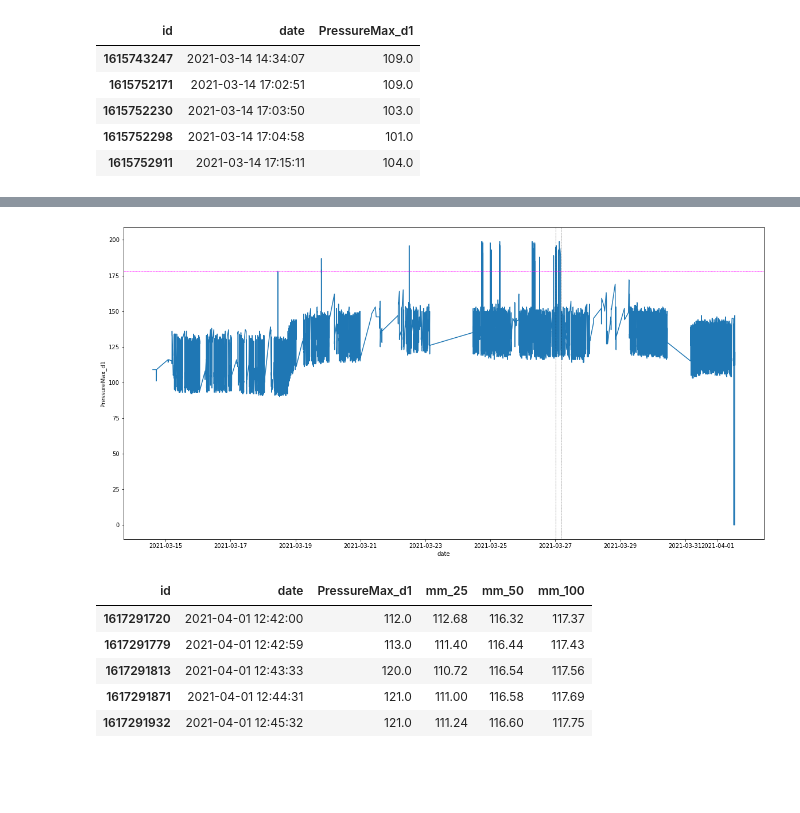
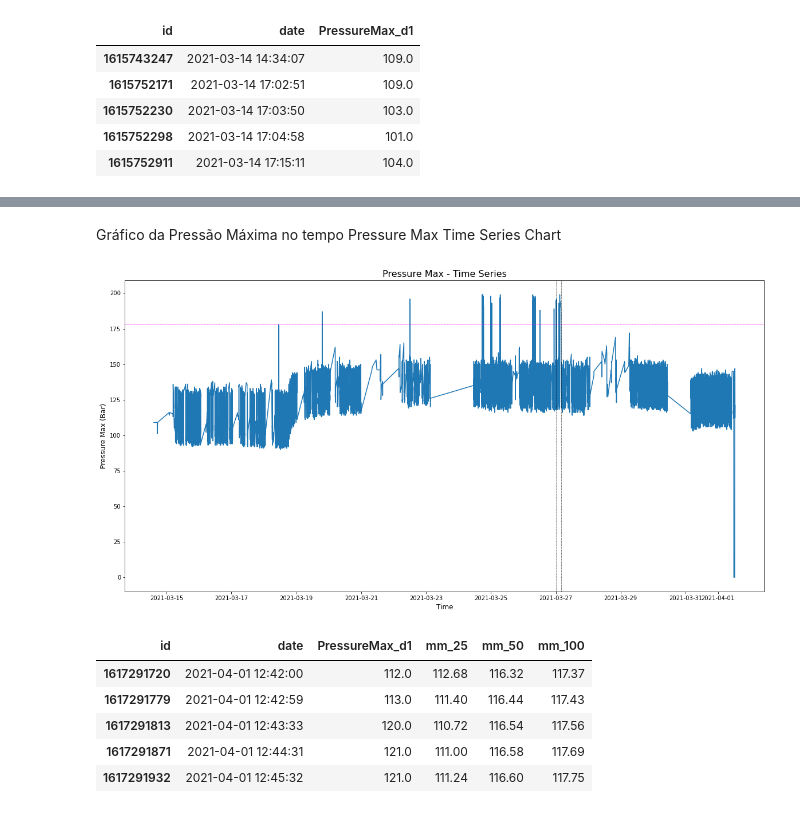
Before and after one commit to AllanBiano/tcc, a Jupyter notebook: moving_mean/moving_mean.ipynb, the cells around one changed output, grey strips where cells are left out. Drawn from its saved outputs; the diff is of its cells as text; code cells hidden in the pictures; blank space fills up the shorter version.

```diff
--- a/moving_mean/moving_mean.ipynb
+++ b/moving_mean/moving_mean.ipynb
@@ -38,11 +84,21 @@ df.head()
+# %% [markdown]
+Gráfico da Pressão Máxima no tempo
+Pressure Max Time Series Chart
 # %%
+# Time Series Chart - Raw Data
 plt.figure(figsize=(20, 10))
-sns.lineplot(data=df, x='date', y='PressureMax_d1')
+# Line Chart
+ax = sns.lineplot(data=df, x='date', y='PressureMax_d1')
+# Title and labels
+ax.set_title("Pressure Max - Time Series", fontsize=16)
+ax.set_ylabel("Pressure Max (Bar)", fontsize=12)
+ax.set_xlabel("Time", fontsize=12)
+# Add equipament trigger (magenta) and fault period (black)
 plt.axhline(y=178, color='magenta', linestyle='--', lw = 0.5)
 plt.axvline(x=datetime.datetime(2021, 3, 27, 0, 3, 0), color='k', linestyle='--', lw = 0.5)
 plt.axvline(x=datetime.datetime(2021, 3, 27, 3, 53, 0), color='k', linestyle='--', lw = 0.5);
 # %% [output]
-[figure, old version]
+[figure, new version]
 # %%
 df['mm_25'] = df.PressureMax_d1.rolling(25).mean()
 df['mm_50'] = df.PressureMax_d1.rolling(50).mean()
```
Also changed, not shown: parts of 5 cells of this notebook.
